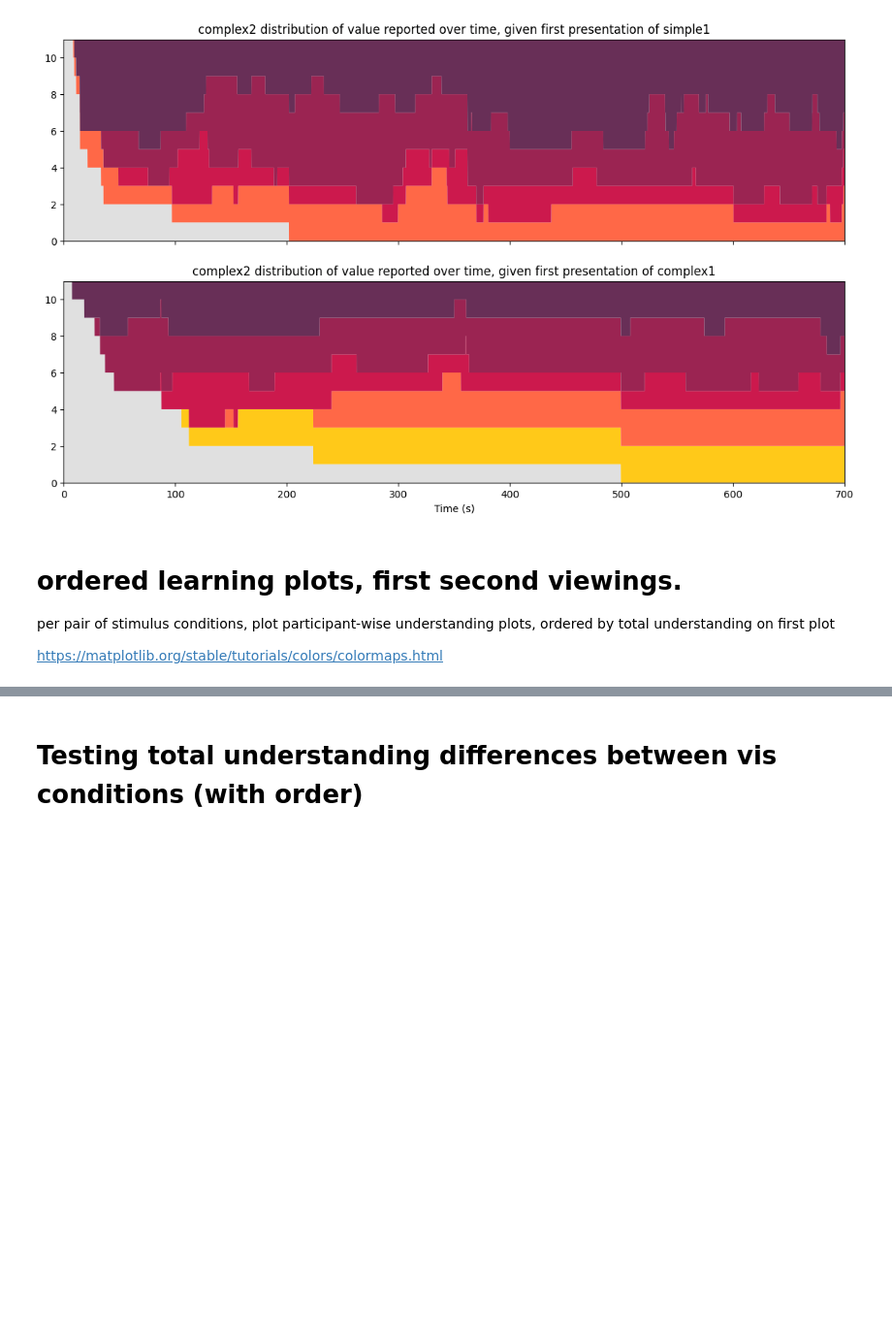
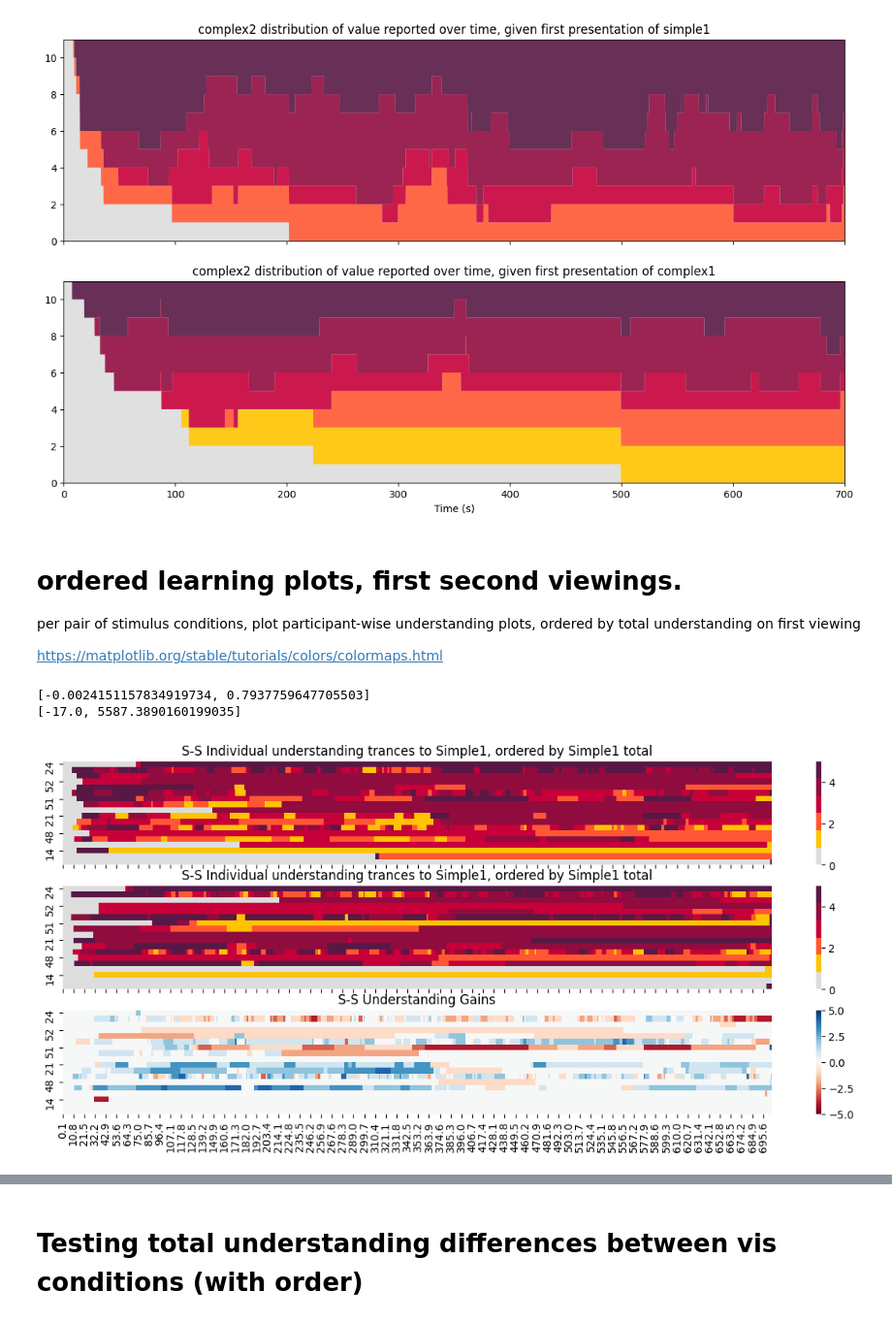
Before and after one commit to finn42/Bach_Viz_Responses, a Jupyter notebook: Bach_Vz_study_responses.ipynb, the cells around one changed output, grey strips where cells are left out. Shown at 97% size. Saved outputs shown, nothing was run; the diff lists cells and outputs as text; code cells hidden in the pictures; blank space fills up the shorter version.

```diff
--- a/Bach_Vz_study_responses.ipynb
+++ b/Bach_Vz_study_responses.ipynb
@@ -271,6 +271,40 @@ for pres in ['simple2','complex2']:
 # %% [markdown]
 # ordered learning plots, first second viewings.
 
-per pair of stimulus conditions, plot participant-wise understanding plots, ordered by total understanding on first plot
+per pair of stimulus conditions, plot participant-wise understanding plots, ordered by total understanding on first viewing
 
 https://matplotlib.org/stable/tutorials/colors/colormaps.html
+# %%
+v1 = 'simple1'
+v2 = 'simple2'
+A = ContR[v1][list(set(ContR[v1].columns).intersection(set(ContR[v2].columns)))]
+Und_Ord = A.sum().sort_values(ascending=False).index
+B = ContR[v2][list(set(ContR[v2].columns).intersection(set(ContR[v1].columns)))]
+
+fig, (ax1, ax2,ax3) = plt.subplots(3, 1,sharex=True,figsize=[15,6])
+df_A = A[Und_Ord].copy()
+df_A.fillna(0,inplace=True)
+chart = sns.heatmap(data=df_A.transpose(), ax=ax1,vmin=0, vmax=5,cmap=pal)
+ax1.set_xticklabels(np.round(df_A.iloc[ax1.get_xticks()].index,2))
+ax1.set_title('S-S Individual understanding trances to Simple1, ordered by Simple1 total')
+
+df_A = B[Und_Ord].copy()
+df_A.fillna(0,inplace=True)
+chart = sns.heatmap(data=df_A.transpose(), ax=ax2,vmin=0, vmax=5,cmap=pal)
+ax2.set_xticklabels(np.round(df_A.iloc[ax2.get_xticks()].index,2))
+ax2.set_title('S-S Individual understanding trances to Simple1, ordered by Simple1 total')
+
+df_A = B[Und_Ord].copy() - A[Und_Ord].copy()
+df_A.fillna(0,inplace=True)
+chart = sns.heatmap(data=df_A.transpose(), ax=ax3,vmin=-5, vmax=5,cmap='RdBu')
+ax3.set_xticklabels(np.round(df_A.iloc[ax2.get_xticks()].index,2))
+ax3.set_title('S-S Understanding Gains')
+print([df_A.mean().median(),df_A.mean().std()])
+print([df_A.sum().median(),df_A.sum().std()])
+
+plt.savefig('./plots/' + v1 + '_' + v2 + '_indiv_gains.png',dpi = 300)
+plt.show()
+# %% [output]
+[-0.0024151157834919734, 0.7937759647705503]
+[-17.0, 5587.3890160199035]
+[figure, added]
```
Also changed, not shown: parts of 6 cells of this notebook, 4 other files.
